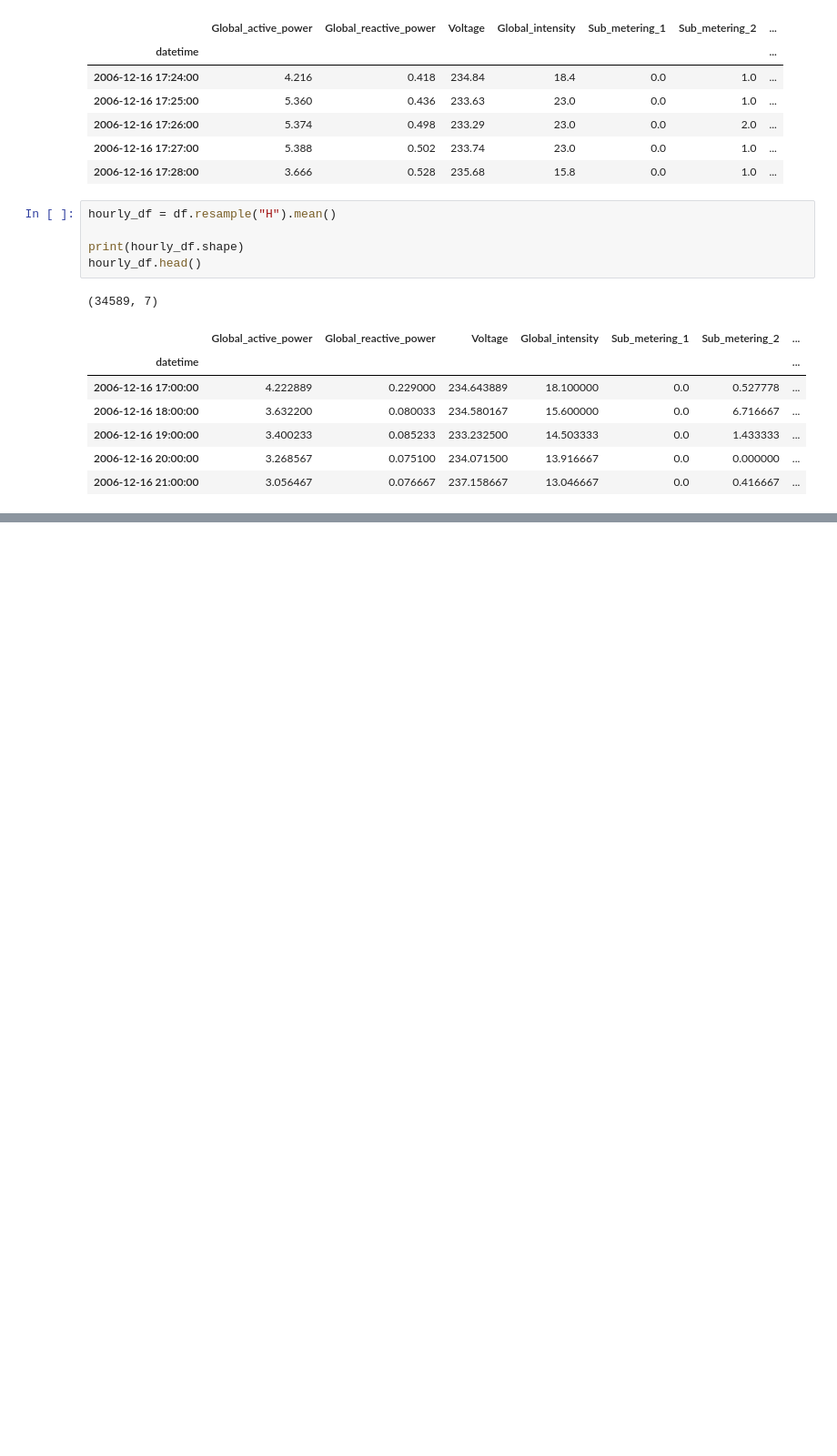
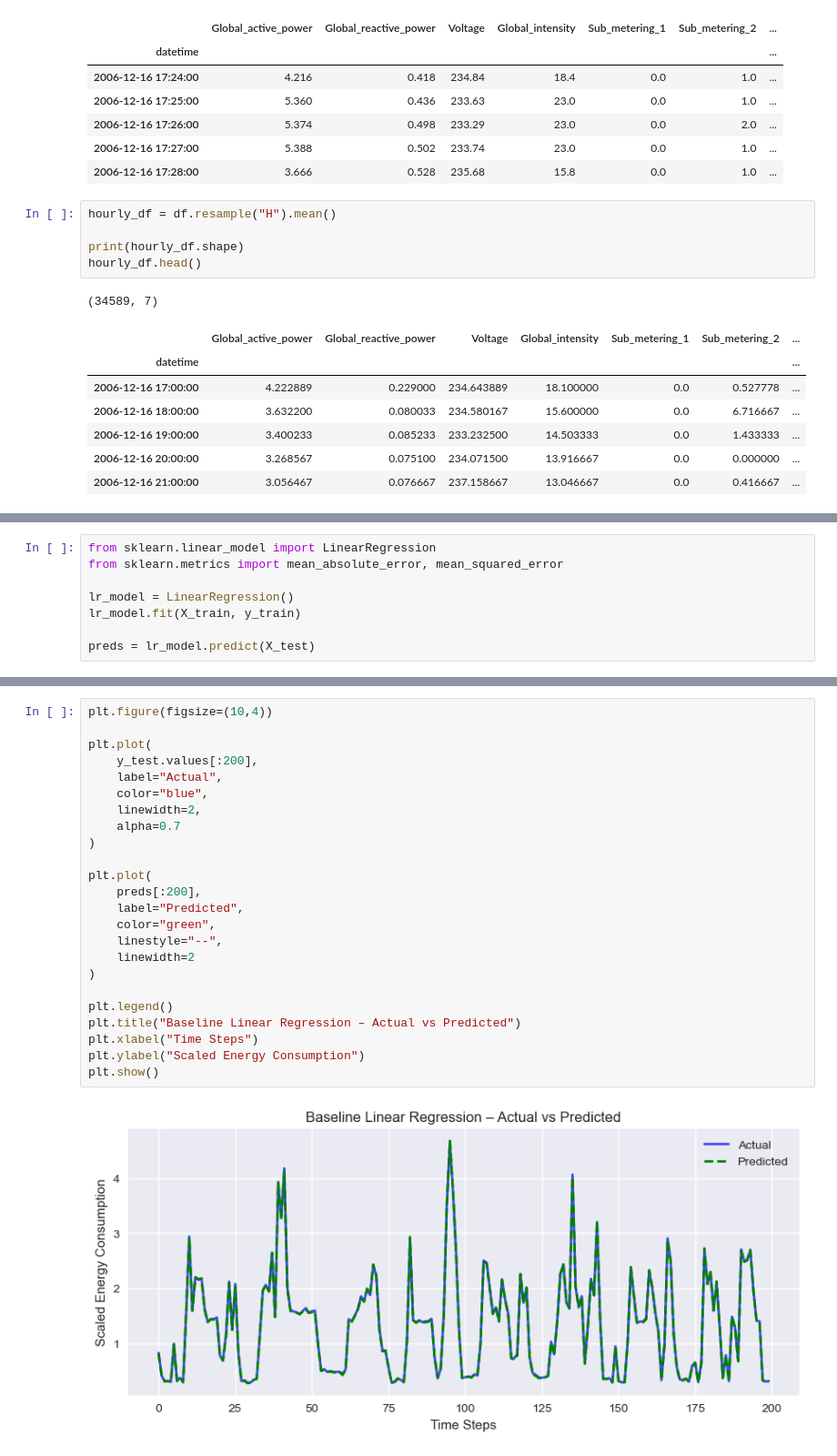
Before and after one commit to springboardmentor1361k/Smart-Energy-Consumption-Analysis-and-Prediction-using-Machine-Learning-with-Device-Level-Insights-, a Jupyter notebook: notebooks/milestone2.ipynb, the cells around one changed output, grey strips where cells are left out. Shown at 91% size. Drawn from its saved outputs; the diff is of its cells as text; blank space fills up the shorter version.

```diff
--- a/notebooks/milestone2.ipynb
+++ b/notebooks/milestone2.ipynb
@@ -184,0 +180,8 @@ X_train.describe()
+# %%
+from sklearn.linear_model import LinearRegression
+from sklearn.metrics import mean_absolute_error, mean_squared_error
+
+lr_model = LinearRegression()
+lr_model.fit(X_train, y_train)
+
+preds = lr_model.predict(X_test)
@@ -184,0 +197,26 @@ X_train.describe()
+# %%
+plt.figure(figsize=(10,4))
+
+plt.plot(
+    y_test.values[:200],
+    label="Actual",
+    color="blue",
+    linewidth=2,
+    alpha=0.7
+)
+
+plt.plot(
+    preds[:200],
+    label="Predicted",
+    color="green",
+    linestyle="--",
+    linewidth=2
+)
+
+plt.legend()
+plt.title("Baseline Linear Regression – Actual vs Predicted")
+plt.xlabel("Time Steps")
+plt.ylabel("Scaled Energy Consumption")
+plt.show()
+# %% [output]
+[figure, added]
```
Also changed, not shown: parts of 16 cells of this notebook.
